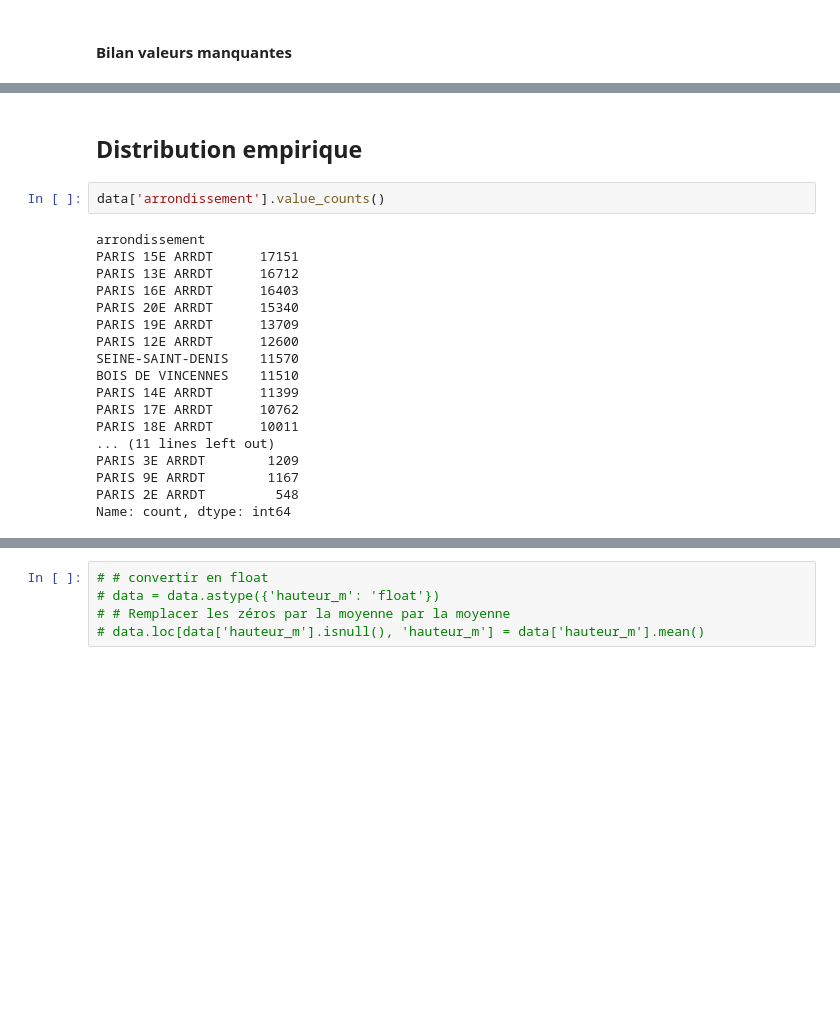
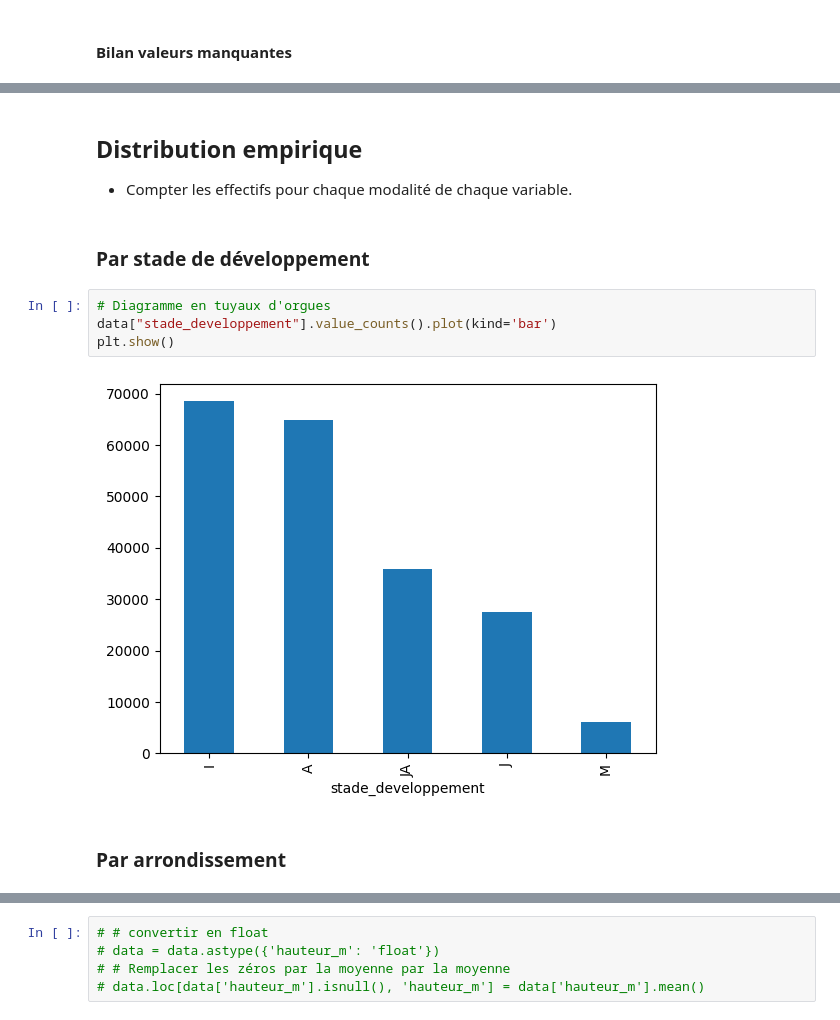
Before and after one commit to DavidScanu/oc-ai-engineer-p02-participez-a-un-concours-sur-la-smart-city, a Jupyter notebook: notebook.ipynb, the cells around one changed output, grey strips where cells are left out. Cells and saved outputs as stored; diff of their text form; blank space fills up the shorter version.

```diff
--- a/notebook.ipynb
+++ b/notebook.ipynb
@@ -465,26 +487,18 @@ geo_point_2d_b              0
 dtype: int64
-# %% [markdown]
-## Distribution empirique
-# %%
-data['arrondissement'].value_counts()
-# %% [output]
-arrondissement
-PARIS 15E ARRDT      17151
-PARIS 13E ARRDT      16712
-PARIS 16E ARRDT      16403
-PARIS 20E ARRDT      15340
-PARIS 19E ARRDT      13709
-PARIS 12E ARRDT      12600
-SEINE-SAINT-DENIS    11570
-BOIS DE VINCENNES    11510
-PARIS 14E ARRDT      11399
-PARIS 17E ARRDT      10762
-PARIS 18E ARRDT      10011
-... (11 lines left out)
-PARIS 3E ARRDT        1209
-PARIS 9E ARRDT        1167
-PARIS 2E ARRDT         548
-Name: count, dtype: int64
+# %% [markdown]
+## Distribution empirique
+
+- Compter les effectifs pour chaque modalité de chaque variable.
+# %% [markdown]
+### Par stade de développement
+# %%
+# Diagramme en tuyaux d'orgues
+data["stade_developpement"].value_counts().plot(kind='bar')
+plt.show()
+# %% [output]
+[figure, added]
+# %% [markdown]
+### Par arrondissement
 # %%
 # Diagramme en tuyaux d'orgues
 data["arrondissement"].value_counts(normalize=True).plot(kind='bar')
```
Also changed, not shown: parts of 47 cells of this notebook, 1 other file.
